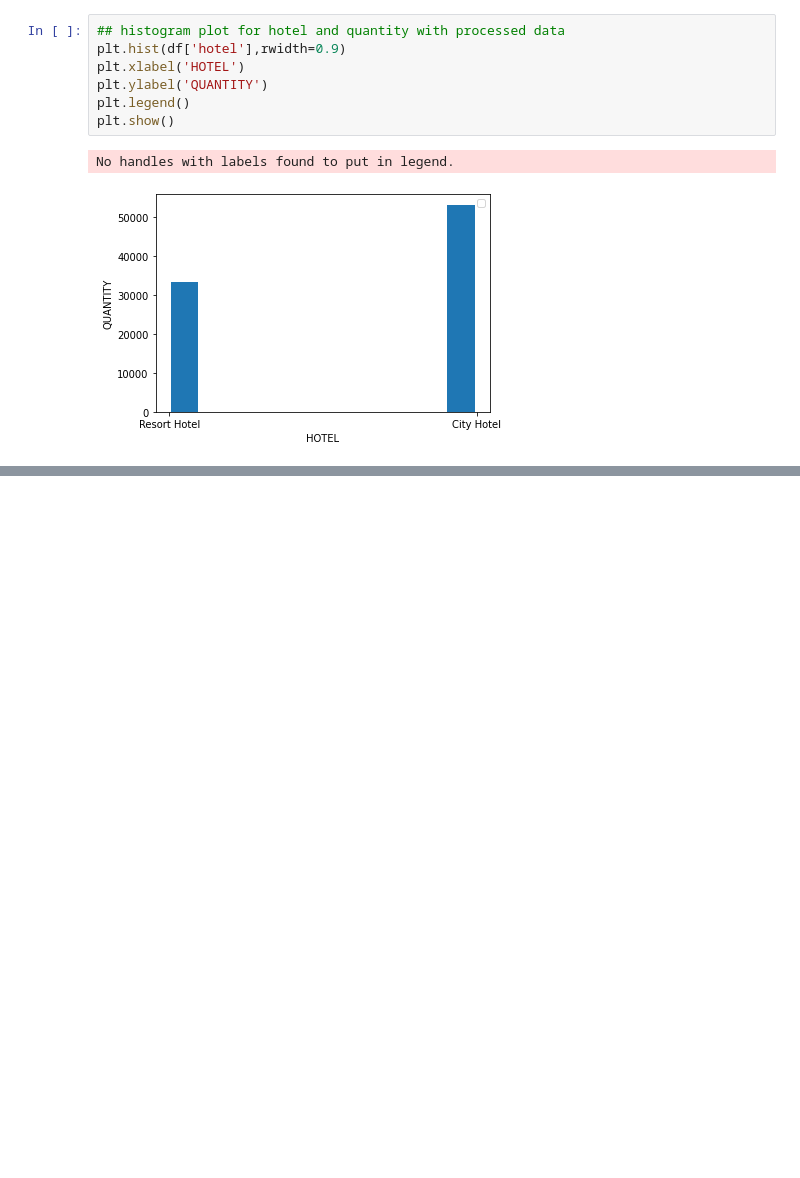
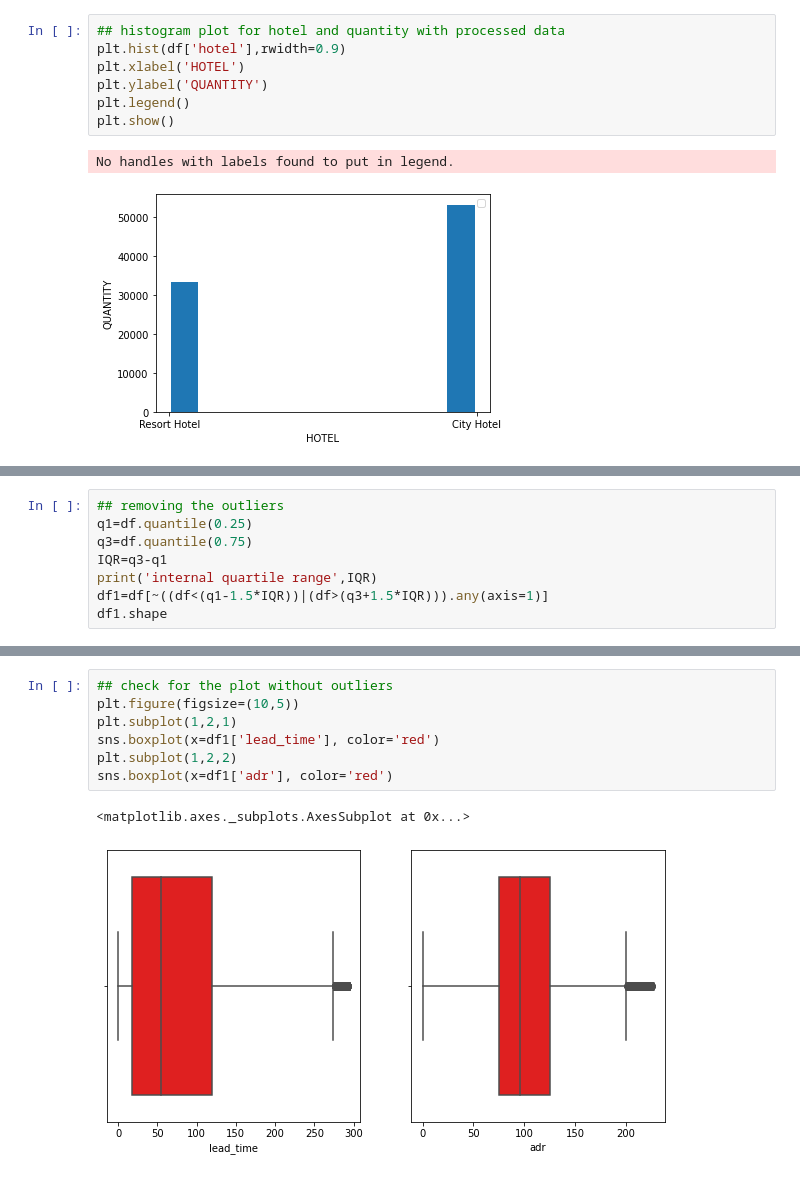
Before and after one commit to sudhakarkothuru/Exploratory-Data-Analysis-on-Hotel-Bookings, a Jupyter notebook: Exploratory_Data_Analysis_on_Hotel_Bookings_Capstone_Project.ipynb, the cells around one changed output, grey strips where cells are left out. Cells and saved outputs as stored; diff of their text form; blank space fills up the shorter version.

```diff
--- a/Exploratory_Data_Analysis_on_Hotel_Bookings_Capstone_Project.ipynb
+++ b/Exploratory_Data_Analysis_on_Hotel_Bookings_Capstone_Project.ipynb
@@ -280,0 +296,8 @@ No handles with labels found to put in legend.
+# %%
+## removing the outliers
+q1=df.quantile(0.25)
+q3=df.quantile(0.75)
+IQR=q3-q1
+print('internal quartile range',IQR)
+df1=df[~((df<(q1-1.5*IQR))|(df>(q3+1.5*IQR))).any(axis=1)]
+df1.shape
@@ -280,0 +324,10 @@ No handles with labels found to put in legend.
+# %%
+## check for the plot without outliers
+plt.figure(figsize=(10,5))
+plt.subplot(1,2,1)
+sns.boxplot(x=df1['lead_time'], color='red')
+plt.subplot(1,2,2)
+sns.boxplot(x=df1['adr'], color='red')
+# %% [output]
+<matplotlib.axes._subplots.AxesSubplot at 0x...>
+[figure, added]
```
Also changed, not shown: parts of 6 cells of this notebook.
